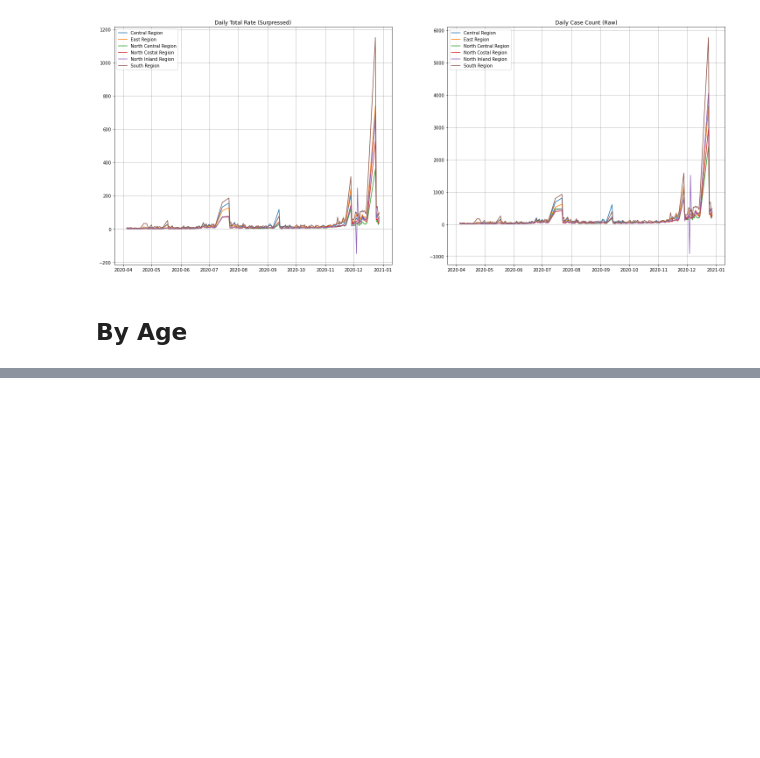
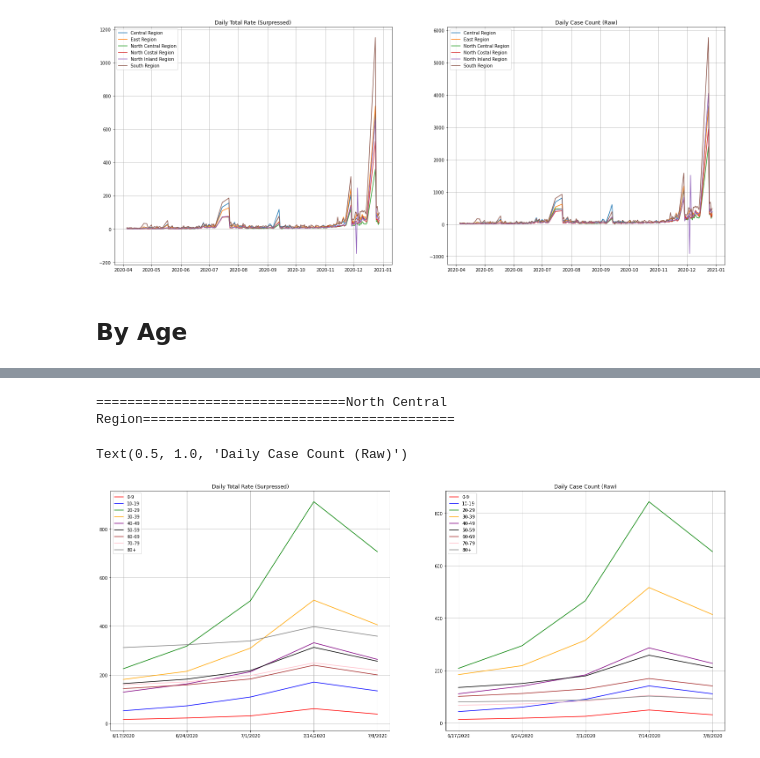
Before and after one commit to kazi0302/COVID-19-Modeling-and-Parameter-Fitting, a Jupyter notebook: Data/Data_Cleaning.ipynb, the cells around one changed output, grey strips where cells are left out. Drawn from its saved outputs; the diff is of its cells as text; code cells hidden in the pictures; blank space fills up the shorter version.

```diff
--- a/Data/Data_Cleaning.ipynb
+++ b/Data/Data_Cleaning.ipynb
@@ -110,0 +305,32 @@ age_80plus = pd.read_csv("/Users/kazi0302/Desktop/SDSU/MSCSDS/COVID-19-Modeling-
+# %%
+print('================================North Central Region========================================')
+fig, (ax1, ax2) = plt.subplots(1, 2, figsize = (25, 10))
+ax1.plot(north_central_0_9['Date'], north_central_0_9['Total Rate (Suppressed)'], label = '0-9', color = 'red')
+ax1.plot(north_central_10_19['Date'], north_central_10_19['Total Rate (Suppressed)'], label = '10-19', color = 'blue')
+ax1.plot(north_central_20_29['Date'], north_central_20_29['Total Rate (Suppressed)'], label = '20-29', color = 'green')
+ax1.plot(north_central_30_39['Date'], north_central_30_39['Total Rate (Suppressed)'], label = '30-39', color = 'orange')
+ax1.plot(north_central_40_49['Date'], north_central_40_49['Total Rate (Suppressed)'], label = '40-49', color = 'purple')
+ax1.plot(north_central_50_59['Date'], north_central_50_59['Total Rate (Suppressed)'], label = '50-59', color = 'black')
+ax1.plot(north_central_60_69['Date'], north_central_60_69['Total Rate (Suppressed)'], label = '60-69', color = 'brown')
+ax1.plot(north_central_70_79['Date'], north_central_70_79['Total Rate (Suppressed)'], label = '70-79', color = 'pink')
+ax1.plot(north_central_80plus['Date'], north_central_80plus['Total Rate (Suppressed)'], label = '80+', color = 'gray')
+ax1.grid()
+ax1.legend(loc = 'upper left')
+ax1.set_title('Daily Total Rate (Surpressed)')
+
+ax2.plot(north_central_0_9['Date'], north_central_0_9['Case Count (Raw)'], label = '0-9', color = 'red')
+ax2.plot(north_central_10_19['Date'], north_central_10_19['Case Count (Raw)'], label = '10-19', color = 'blue')
+ax2.plot(north_central_20_29['Date'], north_central_20_29['Case Count (Raw)'], label = '20-29', color = 'green')
+ax2.plot(north_central_30_39['Date'], north_central_30_39['Case Count (Raw)'], label = '30-39', color = 'orange')
+ax2.plot(north_central_40_49['Date'], north_central_40_49['Case Count (Raw)'], label = '40-49', color = 'purple')
+ax2.plot(north_central_50_59['Date'], north_central_50_59['Case Count (Raw)'], label = '50-59', color = 'black')
+ax2.plot(north_central_60_69['Date'], north_central_60_69['Case Count (Raw)'], label = '60-69', color = 'brown')
+ax2.plot(north_central_70_79['Date'], north_central_70_79['Case Count (Raw)'], label = '70-79', color = 'pink')
+ax2.plot(north_central_80plus['Date'], north_central_80plus['Case Count (Raw)'], label = '80+', color = 'gray')
+ax2.grid()
+ax2.legend(loc = 'upper left')
+ax2.set_title('Daily Case Count (Raw)')
+# %% [output]
+================================North Central Region========================================
+Text(0.5, 1.0, 'Daily Case Count (Raw)')
+[figure, added]
```
Also changed, not shown: parts of 11 cells of this notebook, 3 other files.
